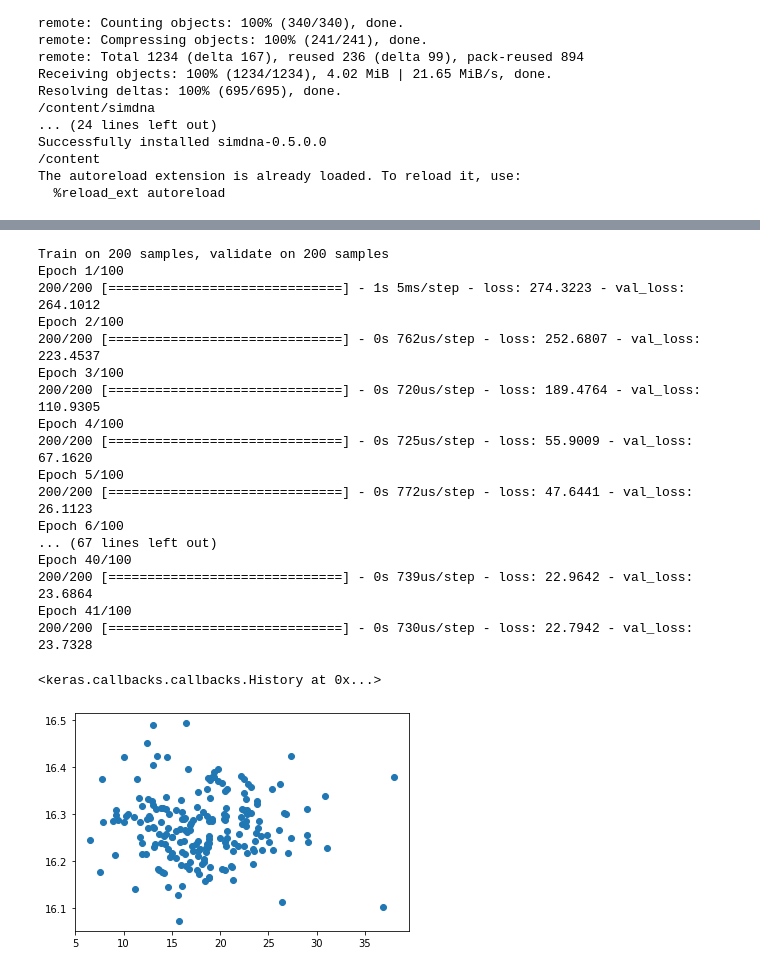
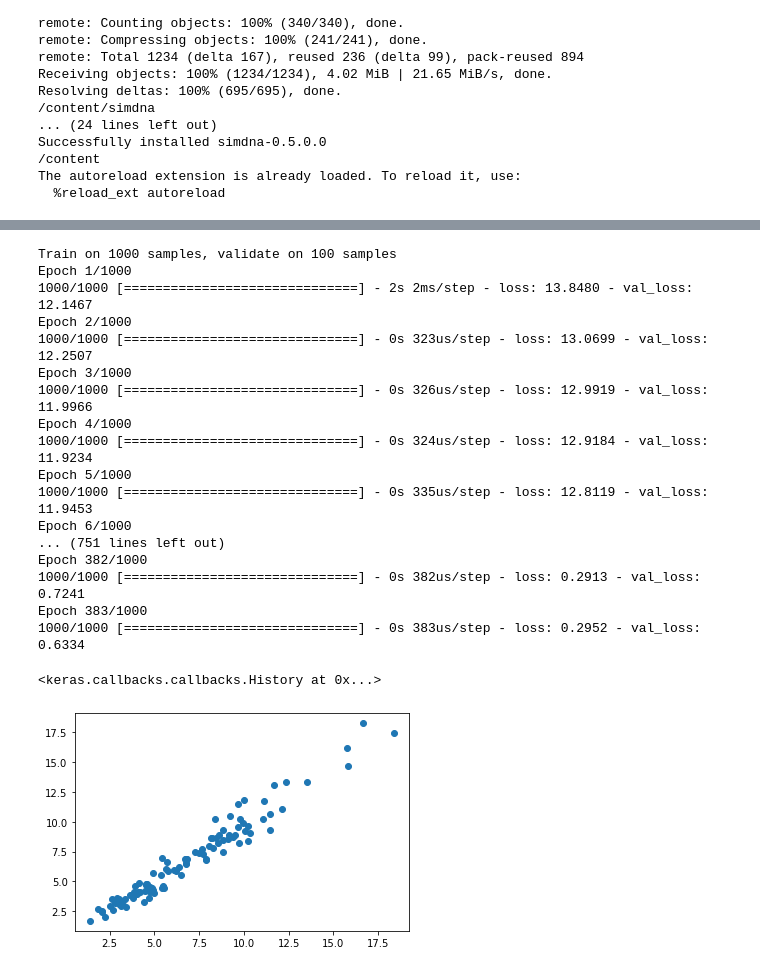
Before and after one commit to AvantiShri/colab_notebooks, a Jupyter notebook: misc_examples/SimulateImpScores.ipynb, the cells around one changed output, grey strips where cells are left out. Cells and saved outputs as stored; diff of their text form; code cells hidden in the pictures.

Commit message:
Now with a trained and working model

```diff
--- a/misc_examples/SimulateImpScores.ipynb
+++ b/misc_examples/SimulateImpScores.ipynb
@@ -115,7 +115,7 @@ def gen_motif_with_lower_ic_and_diff_flanks(rng, core_len, core_alpha, flank_len
 
 motif2a, motif2b = gen_motif_with_lower_ic_and_diff_flanks(
                       rng=rng, core_len=4,
-                      core_alpha=0.4, flank_len=2, flank_alpha=2.0,
+                      core_alpha=0.4, flank_len=2, flank_alpha=1.0,
                       core_pc=0.2) #core_pc is 'core_pseudocount'
 
 viz_sequence.plot_weights(motif2a)
@@ -347,6 +362,8 @@ sumscore hits in bg
 def logodds_to_score(logodds):
   MU = -4
   EXPFACTOR = 3
+  #return logodds
+  #return scipy.special.expit(logodds+MU)
   return np.exp(EXPFACTOR*scipy.special.expit(logodds+MU))
 
 def find_imp(onehot_seqs, allseq_pwm_hits, pwms):
@@ -365,12 +382,16 @@ def find_imp(onehot_seqs, allseq_pwm_hits, pwms):
     simulated_actual_scores = simulated_hyp_scores*onehot_seqs
     return simulated_hyp_scores, simulated_actual_scores
 
-fg_hyp_scores, fg_actual_scores = find_imp(onehot_seqs=fg_onehot_seqs,
+"""fg_hyp_scores, fg_actual_scores = find_imp(onehot_seqs=fg_onehot_seqs,
                                            allseq_pwm_hits=fg_allseq_pwm_hits,
+                                           pwms=pwms)"""
+
+bg1_hyp_scores, bg1_actual_scores = find_imp(onehot_seqs=bg1_onehot_seqs,
+                                           allseq_pwm_hits=bg1_allseq_pwm_hits,
                                            pwms=pwms)
 
-bg_hyp_scores, bg_actual_scores = find_imp(onehot_seqs=bg_onehot_seqs,
-                                           allseq_pwm_hits=bg_allseq_pwm_hits,
+bg2_hyp_scores, bg2_actual_scores = find_imp(onehot_seqs=bg2_onehot_seqs,
+                                           allseq_pwm_hits=bg2_allseq_pwm_hits,
                                            pwms=pwms)
 # %%
 from modisco.visualization import viz_sequence
@@ -418,45 +428,54 @@ import tensorflow as tf
 tf.set_random_seed(1234)
 
 model = keras.models.Sequential()
-NUM_FILT = 15
-model.add(keras.layers.Conv1D(filters=3*NUM_FILT, kernel_size=10,
-                                    strides=1, padding='same', input_shape=(300,4)))
+NUM_FILT = 10
+model.add(keras.layers.Conv1D(filters=NUM_FILT, kernel_size=10,
+                              strides=1, padding='same', input_shape=(100,4)))
+model.add(keras.layers.Activation('relu'))
+model.add(keras.layers.Conv1D(filters=NUM_FILT, kernel_size=5,
+                              strides=1, padding='same'))
 model.add(keras.layers.Activation('sigmoid'))
 model.add(keras.layers.Conv1D(filters=NUM_FILT, kernel_size=1,
-                                    strides=1, padding='same'))
-model.add(keras.layers.Conv1D(filters=1, kernel_size=1,
-                                    strides=1, padding='same'))
+                              strides=1, padding='same'))
 model.add(keras.layers.Activation('exponential'))
+model.add(keras.layers.Permute((1,2))) #take the best motif hit per position
+model.add(keras.layers.MaxPool1D(pool_size=NUM_FILT))
+model.add(keras.layers.Permute((1,2)))
+#model.add(keras.layers.Activation('sigmoid'))
+#model.add(keras.layers.Conv1D(filters=NUM_FILT, kernel_size=1,
+#                                    strides=1, padding='same'))
+#model.add(keras.layers.Conv1D(filters=1, kernel_size=1,
+#                                    strides=1, padding='same'))
 model.add(keras.layers.GlobalAveragePooling1D())
 model.add(keras.layers.Dense(1))
 model.add(keras.layers.Activation('linear'))
 
 model.compile(optimizer='adam', loss='mse')
-model.fit(x=bg_onehot_seqs, y=np.sum(bg_actual_scores, axis=(1,2)),
-          epochs=100,
-          validation_data=(fg_onehot_seqs, np.sum(bg_actual_scores, axis=(1,2))),
+model.fit(x=bg1_onehot_seqs, y=np.sum(bg1_actual_scores, axis=(1,2)),
+          epochs=1000,
+          validation_data=(bg2_onehot_seqs, np.sum(bg2_actual_scores, axis=(1,2))),
           callbacks=[keras.callbacks.EarlyStopping(restore_best_weights=True, patience=30)])
 # %% [output]
-Train on 200 samples, validate on 200 samples
-Epoch 1/100
-200/200 [==============================] - 1s 5ms/step - loss: 274.3223 - val_loss: 264.1012
-Epoch 2/100
-200/200 [==============================] - 0s 762us/step - loss: 252.6807 - val_loss: 223.4537
-Epoch 3/100
-200/200 [==============================] - 0s 720us/step - loss: 189.4764 - val_loss: 110.9305
-Epoch 4/100
-200/200 [==============================] - 0s 725us/step - loss: 55.9009 - val_loss: 67.1620
-Epoch 5/100
-200/200 [==============================] - 0s 772us/step - loss: 47.6441 - val_loss: 26.1123
-Epoch 6/100
-... (67 lines left out)
-Epoch 40/100
-200/200 [==============================] - 0s 739us/step - loss: 22.9642 - val_loss: 23.6864
-Epoch 41/100
-200/200 [==============================] - 0s 730us/step - loss: 22.7942 - val_loss: 23.7328
+Train on 1000 samples, validate on 100 samples
+Epoch 1/1000
+1000/1000 [==============================] - 2s 2ms/step - loss: 13.8480 - val_loss: 12.1467
+Epoch 2/1000
+1000/1000 [==============================] - 0s 323us/step - loss: 13.0699 - val_loss: 12.2507
+Epoch 3/1000
+1000/1000 [==============================] - 0s 326us/step - loss: 12.9919 - val_loss: 11.9966
+Epoch 4/1000
+1000/1000 [==============================] - 0s 324us/step - loss: 12.9184 - val_loss: 11.9234
+Epoch 5/1000
+1000/1000 [==============================] - 0s 335us/step - loss: 12.8119 - val_loss: 11.9453
+Epoch 6/1000
+... (751 lines left out)
+Epoch 382/1000
+1000/1000 [==============================] - 0s 382us/step - loss: 0.2913 - val_loss: 0.7241
+Epoch 383/1000
+1000/1000 [==============================] - 0s 383us/step - loss: 0.2952 - val_loss: 0.6334
 <keras.callbacks.callbacks.History at 0x...>
 # %%
-plt.scatter(np.sum(fg_actual_scores, axis=(1,2)), model.predict(fg_onehot_seqs))
+plt.scatter(np.sum(bg2_actual_scores, axis=(1,2)), model.predict(bg2_onehot_seqs))
 plt.show()
 # %% [output]
-[figure, old version]
+[figure, new version]
```
Also changed, not shown: parts of 41 cells of this notebook.
